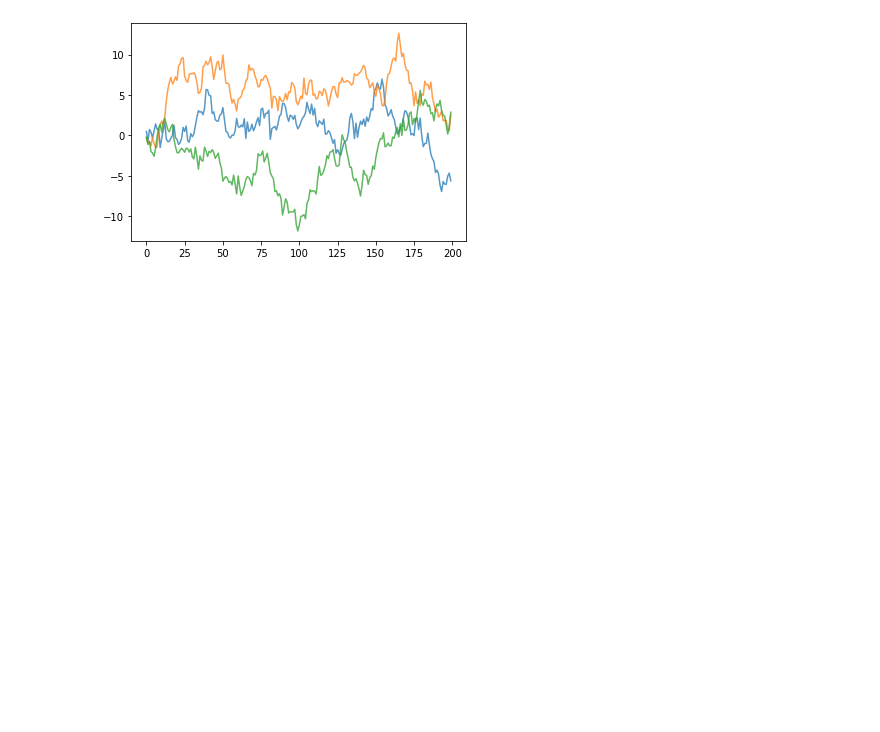
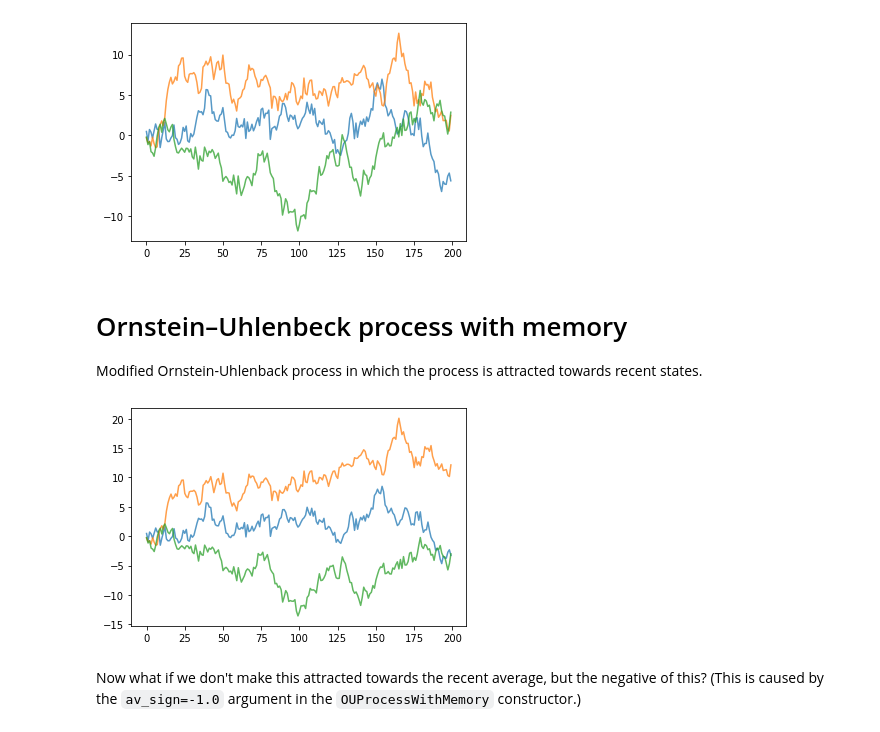
Before and after one commit to harrybraviner/ou_exploration, a Jupyter notebook: processes.ipynb, the cells around one changed output. Drawn from its saved outputs; the diff is of its cells as text; code cells hidden in the pictures; blank space fills up the shorter version.

Commit message:
Allow attraction to negative of average

```diff
--- a/processes.ipynb
+++ b/processes.ipynb
@@ -22,3 +22,22 @@ for sample in ou_samples:
 plt.show()
 # %% [output]
 [figure]
+# %% [markdown]
+# Ornstein–Uhlenbeck process with memory
+
+Modified Ornstein-Uhlenback process in which the process is attracted towards recent states.
+# %%
+ou_process = OUProcessWithMemory(decay_theta=0.02, sigma=1.0, initial_value=np.zeros(dtype=np.float32, shape=(1,)))
+ou_samples = []
+for _ in range(n_samples):
+    ou_process.reset()
+    ou_samples.append([ou_process.sample() for _ in range(sample_len)])
+# %%
+for sample in ou_samples:
+    plt.plot(sample, alpha=0.75)
+plt.show()
+# %% [output]
+[figure, added]
+# %% [markdown]
+Now what if we don't make this attracted towards the recent average, but the negative of this?
+(This is caused by the `av_sign=-1.0` argument in the `OUProcessWithMemory` constructor.)
```
Also changed, not shown: parts of 3 cells of this notebook, 1 other file.
